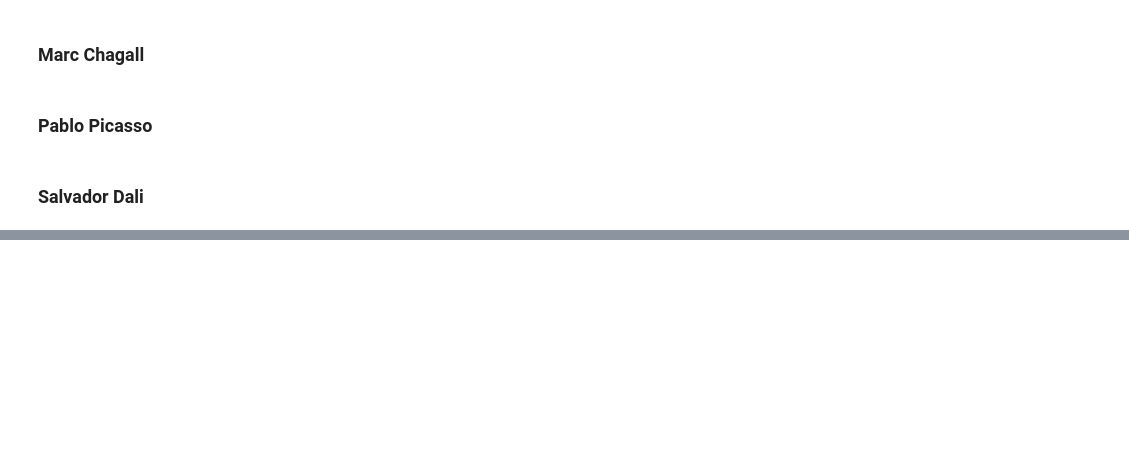
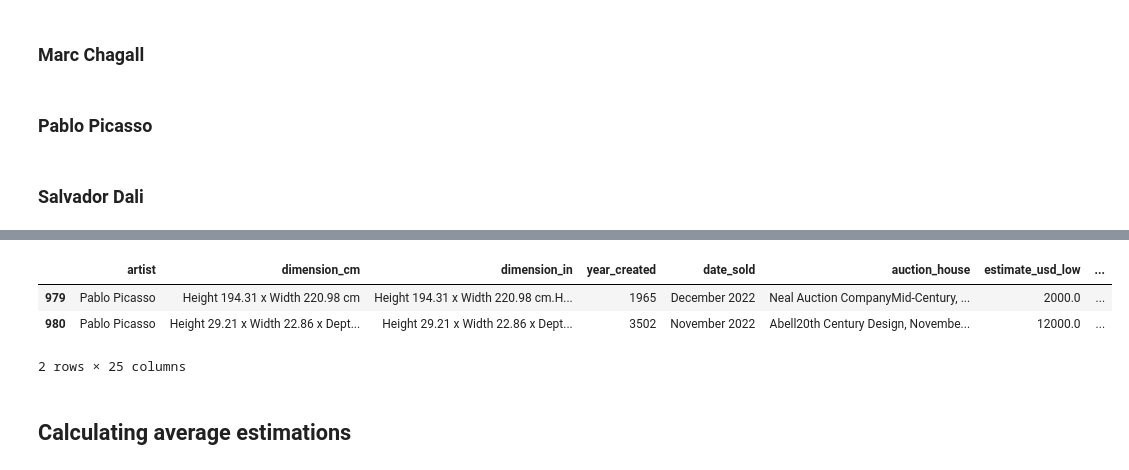
Before and after one commit to jeremiah-toribio/art-of-data, a Jupyter notebook: workbook.ipynb, the cells around one changed output, grey strips where cells are left out. Saved outputs shown, nothing was run; the diff lists cells and outputs as text; code cells hidden in the pictures; blank space fills up the shorter version.

```diff
--- a/workbook.ipynb
+++ b/workbook.ipynb
@@ -464,0 +309,9 @@ pd.DataFrame(matches)
+# %%
+df.tail(2)
+# %% [output]
+|  | artist | dimension_cm | dimension_in | year_created | date_sold | auction_house | estimate_usd_low | ... |
+| 979 | Pablo Picasso | Height 194.31 x Width 220.98 cm | Height 194.31 x Width 220.98 cm.H... | 1965 | December 2022 | Neal Auction CompanyMid-Century, ... | 2000.0 | ... |
+| 980 | Pablo Picasso | Height 29.21 x Width 22.86 x Dept... | Height 29.21 x Width 22.86 x Dept... | 3502 | November 2022 | Abell20th Century Design, Novembe... | 12000.0 | ... |
+2 rows × 25 columns
+# %% [markdown]
+## Calculating average estimations
```
Also changed, not shown: parts of 75 cells of this notebook.
